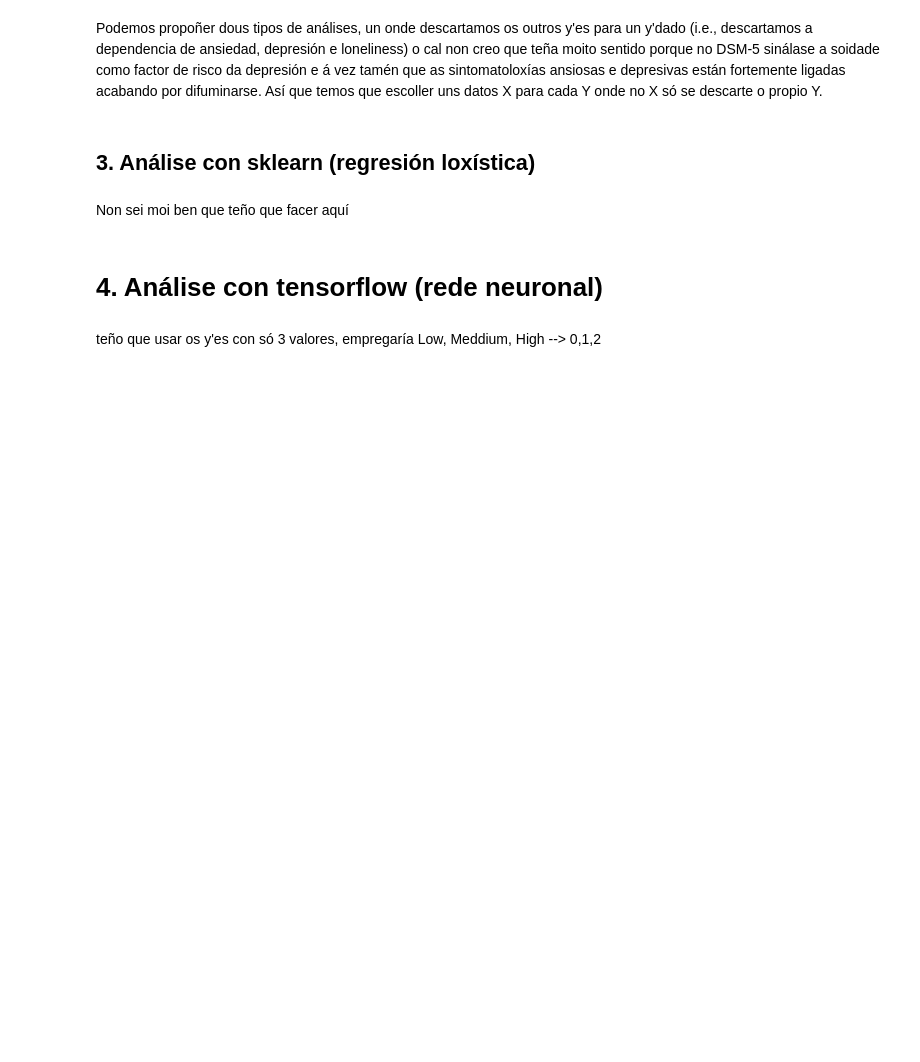
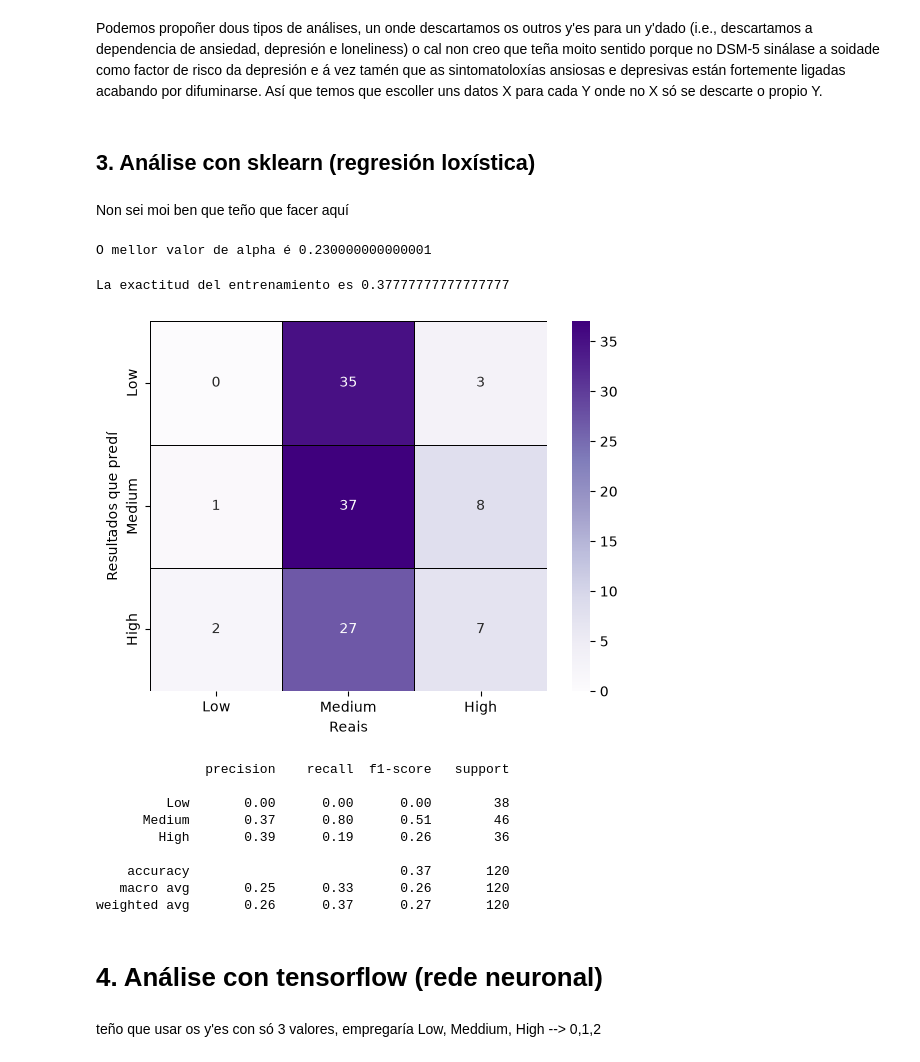
Before and after one commit to sebastian-taboas/Biophysics, a Jupyter notebook: traballo1_redes_neuronais/rede_neuronal.ipynb, the cells around one changed output. Drawn from its saved outputs; the diff is of its cells as text; code cells hidden in the pictures; blank space fills up the shorter version.

```diff
--- a/traballo1_redes_neuronais/rede_neuronal.ipynb
+++ b/traballo1_redes_neuronais/rede_neuronal.ipynb
@@ -325,56 +336,72 @@ y3 = y_scaler.fit_transform(y_lon)
 # %%
 from sklearn.model_selection import train_test_split
-X1_train, X1_test, y1_train, y1_test = train_test_split(
-    X1, y1, test_size=0.33, random_state=100)
+x1_train, x1_test, y1_train, y1_test = train_test_split(x1, y1, test_size=0.15, random_state=100)
+x2_train, x2_test, y2_train, y2_test = train_test_split(x2, y2, test_size=0.20, random_state=100)
+x3_train, x3_test, y3_train, y3_test = train_test_split(x3, y3, test_size=0.20, random_state=100)
 
 from sklearn.svm import SVR
-
 svr_rbf = SVR(kernel='rbf', C=100, gamma=0.1, epsilon=.1)
 svr_lin = SVR(kernel='linear', C=100, gamma='scale')
 svr_poly = SVR(kernel='poly', C=100, gamma='auto', degree=3, epsilon=.1, coef0=1)
 # %%
 from sklearn import linear_model
-from sklearn import model_selection as ms
+from sklearn.model_selection import cross_val_score
+
+y1_train_class = np.rint(y1_train.ravel() * 2).astype(int)
 
 alpha = np.arange(1e-15, 1, 0.005)
-val_scores = np.zeros((len(alpha), 1))
+val_scores = np.zeros(len(alpha))
 
-for i in range(len(alpha)):
-    model_cross = linear_model.SGDClassifier(loss='hinge', penalty='l2', alpha=alpha[i])
-    score = ms.cross_val_score(model_cross, X_train, y_train, cv=5)
+for i, a in enumerate(alpha):
+    model_cross = linear_model.SGDClassifier(
+            loss='hinge', penalty='l2', alpha=a, random_state=100
+        )
+    score = cross_val_score(model_cross, x1_train, y1_train_class, cv=5)
     val_scores[i] = score.mean()
-#esta funcion puede tardar unos cuantos segundos en ejecutarse
 
 ind = np.argmax(val_scores)
-print('El mejor valor de alpha es', alpha[ind])
+print('O mellor valor de alpha é', alpha[ind])
+# %% [output]
+O mellor valor de alpha é 0.230000000000001
 # %%
 model_star = linear_model.SGDClassifier(loss='hinge', penalty='l2', alpha=alpha[ind])
-model_trained = model_star.fit(X_train, y_train)
+model_trained = model_star.fit(x1_train, y1_train_class)
 
-print('La exactitud del entrenamiento es', model_trained.score(X_train, y_train))
+print('La exactitud del entrenamiento es', model_trained.score(x1_train, y1_train_class))
+# %% [output]
+La exactitud del entrenamiento es 0.37777777777777777
 # %%
-y_hat_train_1 = model_trained.predict(X_train)
-print(y_hat_train_1[:5])
-y_hat_test_1 = model_trained.predict(X_test)
-print(y_hat_test_1[:5])
+y_hat_train_1 = model_trained.predict(x1_train)
+y_hat_test_1 = model_trained.predict(x1_test)
 # %%
 from sklearn.metrics import confusion_matrix
 
-cm_1 = confusion_matrix(y_test, y_hat_test_1, labels=[0,1])
+y1_test_class = np.rint(y1_test.ravel() * 2).astype(int)
+cm_1 = confusion_matrix(y1_test_class, y_hat_test_1, labels=[0,1,2])
 
-TN_1, FP_1, FN_1, TP_1 = cm_1.flatten()
-print('La cantidad de verdaderos positivos es ', TP_1)
-print('La cantidad de falsos positivos es ', FP_1)
-print('La cantidad de falsos negativos es ', FN_1)
-print('La cantidad de verdaderos negativos es ', TN_1)
+labels_1 = ['Low', 'Medium', 'High']
+sns.heatmap(cm_1, cmap='Purples', annot=True, fmt='d', linewidths=0.5, linecolor='black', xticklabels=labels_1, yticklabels=labels_1) #Graficamos la matriz de confusión en escala de colores violeta, hacemos que aparezcan los valores de los resultados (en forma de números enteros) y sus clases y que la separación de los resultados sea una línea negra
+plt.ylabel('Resultados que predí') #Ponemos título al eje y
+plt.xlabel('Reais') #Ponemos título al eje x
+plt.show() #Hacemos que se muestre el mapa de calor
 
-print(cm_1)
+from sklearn.metrics import classification_report
 
-import seaborn as sns
-import matplotlib.pyplot as plt
-
-labels_1 = ['p', 'e']
-sns.heatmap(cm_1, cmap='Purples', annot=True, fmt='d', linewidths=0.5, linecolor='black', xticklabels=labels_1, yticklabels=labels_1) #Graficamos la matriz de confusión en escala de colores violeta, hacemos que aparezcan los valores de los resultados (en forma de números enteros) y sus clases y que la separación de los resultados sea una línea negra
-plt.ylabel('Predicho') #Ponemos título al eje y
-plt.xlabel('Real') #Ponemos título al eje x
-plt.show() #Hacemos que se muestre el mapa de calor
+print(
+    classification_report(
+        y1_test_class,
+        y_hat_test_1,
+        target_names=['Low', 'Medium', 'High']
+    )
+)
+# %% [output]
+[figure, added]
+              precision    recall  f1-score   support
+
+         Low       0.00      0.00      0.00        38
+      Medium       0.37      0.80      0.51        46
+        High       0.39      0.19      0.26        36
+
+    accuracy                           0.37       120
+   macro avg       0.25      0.33      0.26       120
+weighted avg       0.26      0.37      0.27       120
```
Also changed, not shown: parts of 6 cells of this notebook.
